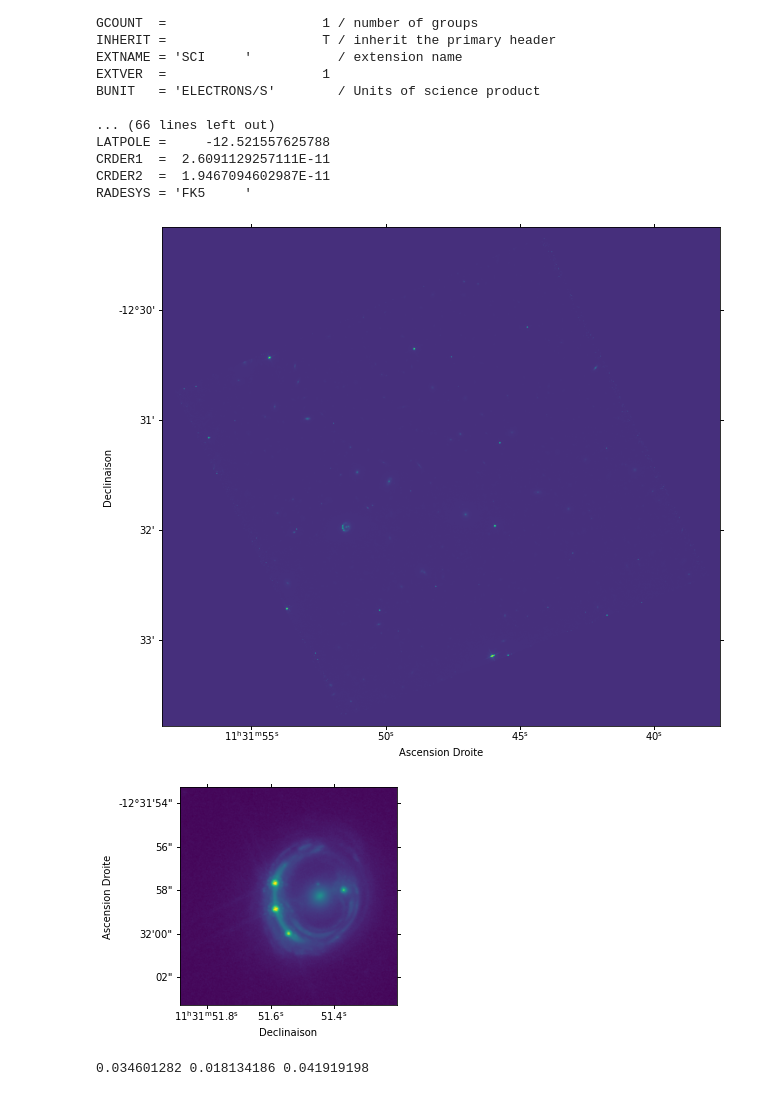
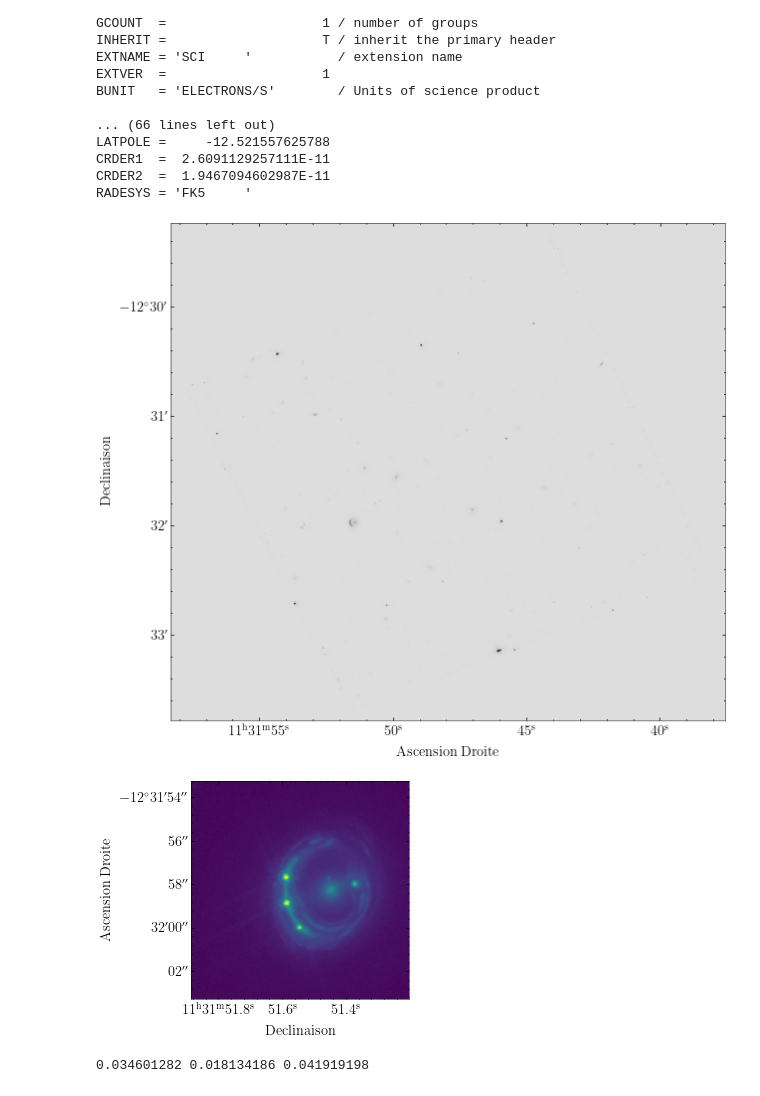
Before and after one commit to AlexandreAdam/rxj1131, a Jupyter notebook: notebooks/image_playground.ipynb, the cells around one changed output. Saved outputs shown, nothing was run; the diff lists cells and outputs as text; code cells hidden in the pictures.

```diff
--- a/notebooks/image_playground.ipynb
+++ b/notebooks/image_playground.ipynb
@@ -6,7 +6,7 @@ import scipy.ndimage as spi
 import os
 import pandas as pd
 from astropy.wcs import WCS
-from astropy.visualization import SqrtStretch, imshow_norm, LogStretch
+from astropy.visualization import SqrtStretch, imshow_norm, LogStretch, ZScaleInterval
 from astropy.visualization.mpl_normalize import ImageNormalize
 from photutils import CircularAperture
 from astropy.stats import sigma_clipped_stats
@@ -15,6 +15,18 @@ from astropy.nddata import Cutout2D
 from skimage import restoration
 import astropy as astro
 from astropy.io import fits
+from mpl_toolkits.axes_grid1.inset_locator import zoomed_inset_axes
+from mpl_toolkits.axes_grid1.inset_locator import mark_inset
+import matplotlib.pylab as pylab
+
+params = {'legend.fontsize': 'x-large',
+#           'figure.figsize': (10, 10),
+         'axes.labelsize': 'x-large',
+         'axes.titlesize':'x-large',
+         'xtick.labelsize':'x-large',
+         'ytick.labelsize':'x-large'}
+pylab.rcParams.update(params)
+plt.style.use("science")
 
 # from reproject import reproject_interp
 
@@ -185,18 +197,18 @@ RADESYS = 'FK5     '
 # %%
 wcs2 = WCS(data2["sci"].header)
 plt.figure(figsize=(10, 10))
 plt.subplot(projection=wcs2)
-plt.imshow(im2, norm=ImageNormalize(stretch=LogStretch()))
+plt.imshow(im2, cmap="gray_r", norm=ImageNormalize(interval=ZScaleInterval(), stretch=LogStretch()))
 
 ax = plt.gca()
 # ax.coords[0].set_ticklabel_position('l')
 # ax.coords[0].grid(color='white', ls='dotted')
 ax.set_xlabel('Ascension Droite')
 # ax.coords[1].set_ticklabel_position('b')
 # ax.coords[1].grid(color='white', ls='dotted')
 ax.set_ylabel('Declinaison');
 # %% [output]
-[figure, old version]
+[figure, new version]
 # %%
 centroid2 = wcs2.world_to_pixel(wcs.pixel_to_world(*list(centroid)))
 cutout2 = Cutout2D(im2, centroid2, (250, 250), wcs=wcs2)
@@ -210,7 +222,7 @@ ax.set_ylabel('Ascension Droite')
 # ax.coords[1].grid(color='white', ls='dotted')
 ax.set_xlabel('Declinaison');
 # %% [output]
-[figure, old version]
+[figure, new version]
 # %%
 # data2["SCI"].header
 # %%
```
Also changed, not shown: parts of 17 cells of this notebook, 8 other files.
